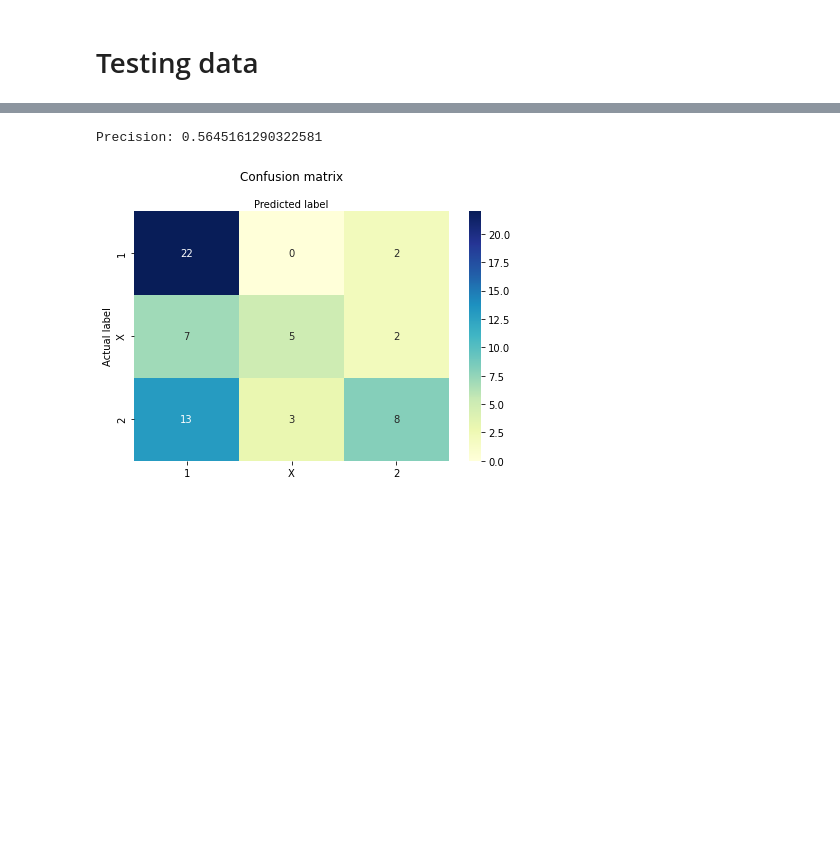
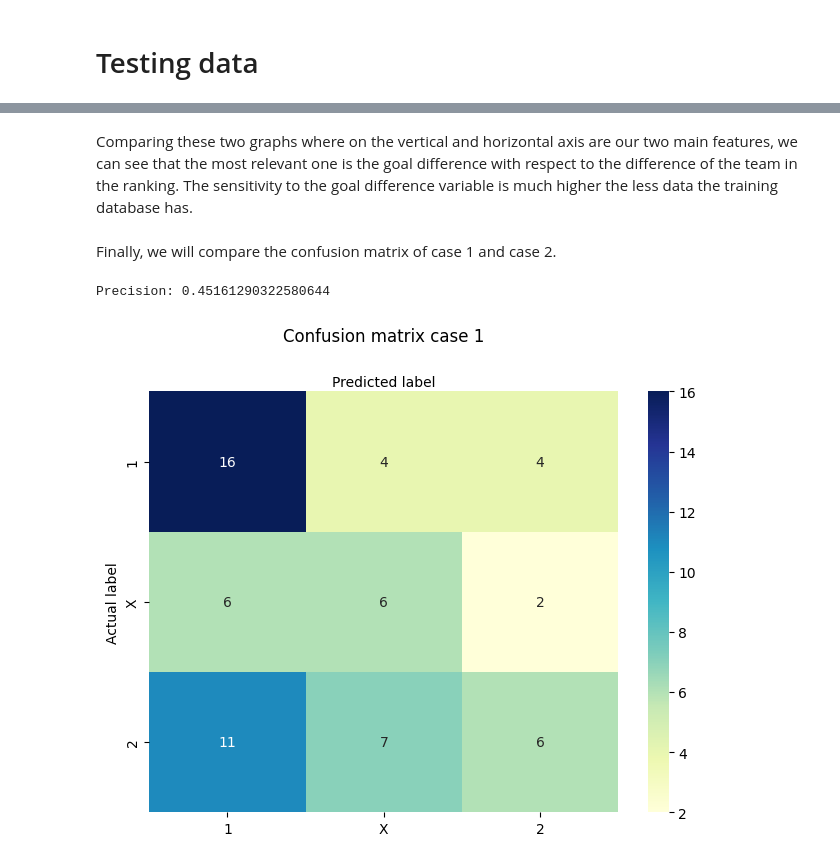
Before and after one commit to alexfulleda98/la-quiniela, a Jupyter notebook: analysis/ModelAnalysis.ipynb, the cells around one changed output, grey strips where cells are left out. Drawn from its saved outputs; the diff is of its cells as text; code cells hidden in the pictures; blank space fills up the shorter version.

```diff
--- a/analysis/ModelAnalysis.ipynb
+++ b/analysis/ModelAnalysis.ipynb
@@ -193,0 +290,18 @@ y_test_reduced = test_df.results
+# %%
+#CASE 1
+col_names_reduced = ["rank_diff", "goal_diff"]
+
+x_train_reduced_1 = train_df_30[col_names_reduced].dropna()
+y_train_reduced_1 = train_df_30.results
+
+x_test_reduced_1 = test_df_1[col_names_reduced]
+y_test_reduced_1 = test_df_1.results
+# %%
+#CASE 2
+col_names_reduced = ["rank_diff", "goal_diff"]
+
+x_train_reduced_2 = train_df_5[col_names_reduced].dropna()
+y_train_reduced_2 = train_df_5.results
+
+x_test_reduced_2 = test_df_1[col_names_reduced]
+y_test_reduced_2 = test_df_1.results
@@ -194,16 +348,17 @@ y_test_reduced = test_df.results
 # %%
+#CASE 2
 cmap_light = ListedColormap(["orange", "cyan", "cornflowerblue"])
 cmap_bold = [ "darkblue", "darkorange", "c"]
 
-n_neighbors = 6
+n_neighbors = 7
 weights = "uniform"
-clf = neighbors.KNeighborsClassifier(n_neighbors, weights=weights, algorithm="brute")
-clf.fit(x_train_reduced, y_train_reduced)
+clf = neighbors.KNeighborsClassifier(n_neighbors, weights=weights, algorithm="auto")
+clf.fit(x_train_reduced_2, y_train_reduced_2)
 
 _, ax = plt.subplots()
 DecisionBoundaryDisplay.from_estimator(
     clf,
-    x_train_reduced,
+    x_train_reduced_2,
     cmap=cmap_light,
     ax=ax,
     response_method="predict",
@@ -215,9 +370,9 @@ DecisionBoundaryDisplay.from_estimator(
 
 # Plot also the training points
 sns.scatterplot(
-    x=x_train_reduced["rank_diff"],
-    y=x_train_reduced["goal_diff"],
-    hue=y_train_reduced,
+    x=x_train_reduced_2["rank_diff"],
+    y=x_train_reduced_2["goal_diff"],
+    hue=y_train_reduced_2,
     palette=cmap_bold,
     alpha=1.0,
     edgecolor="black",
@@ -231,29 +386,34 @@ Text(0.5, 1.0, "3-Class classification (k = 6, weights = 'uniform')")
+# %% [markdown]
+Comparing these two graphs where on the vertical and horizontal axis are our two main features, we can see that the most relevant one is the goal difference with respect to the difference of the team in the ranking. The sensitivity to the goal difference variable is much higher the less data the training database has.
+# %% [markdown]
+Finally, we will compare the confusion matrix of case 1 and case 2.
 # %%
-print(f"Precision: {clf.score(x_test, y_test)}")
+#CASE 1
+print(f"Precision: {clf.score(x_test_reduced_1, y_test_reduced_1)}")
 
-y_pred = clf.predict(x_test)
+y_pred_1 = clf.predict(x_test_reduced_1)
 
 from sklearn import metrics
 
-cnf_matrix = metrics.confusion_matrix(y_test, y_pred)
+cnf_matrix = metrics.confusion_matrix(y_test_reduced_1, y_pred_1)
 cnf_matrix
 import seaborn as sns
 
 class_names=[0,1] # name  of classes
 fig, ax = plt.subplots()
 tick_marks = np.arange(len(class_names))
 plt.xticks(tick_marks, class_names)
 plt.yticks(tick_marks, class_names)
 # create heatmap
 sns.heatmap(pd.DataFrame(cnf_matrix), annot=True, cmap="YlGnBu" ,fmt='g')
 ax.xaxis.set_label_position("top")
 plt.tight_layout()
-plt.title('Confusion matrix', y=1.1)
+plt.title('Confusion matrix case 1', y=1.1)
 plt.ylabel('Actual label')
 plt.xlabel('Predicted label')
 plt.xticks([0.5,1.5,2.5], labels=["1", "X", "2"])
 plt.yticks([0.5,1.5,2.5], labels=["1", "X", "2"])
 plt.Text(0.5,257.44,'Predicted label');
 # %% [output]
-Precision: 0.5645161290322581
+Precision: 0.45161290322580644
-[figure, old version]
+[figure, new version]
```
Also changed, not shown: parts of 31 cells of this notebook, 2 other files.
